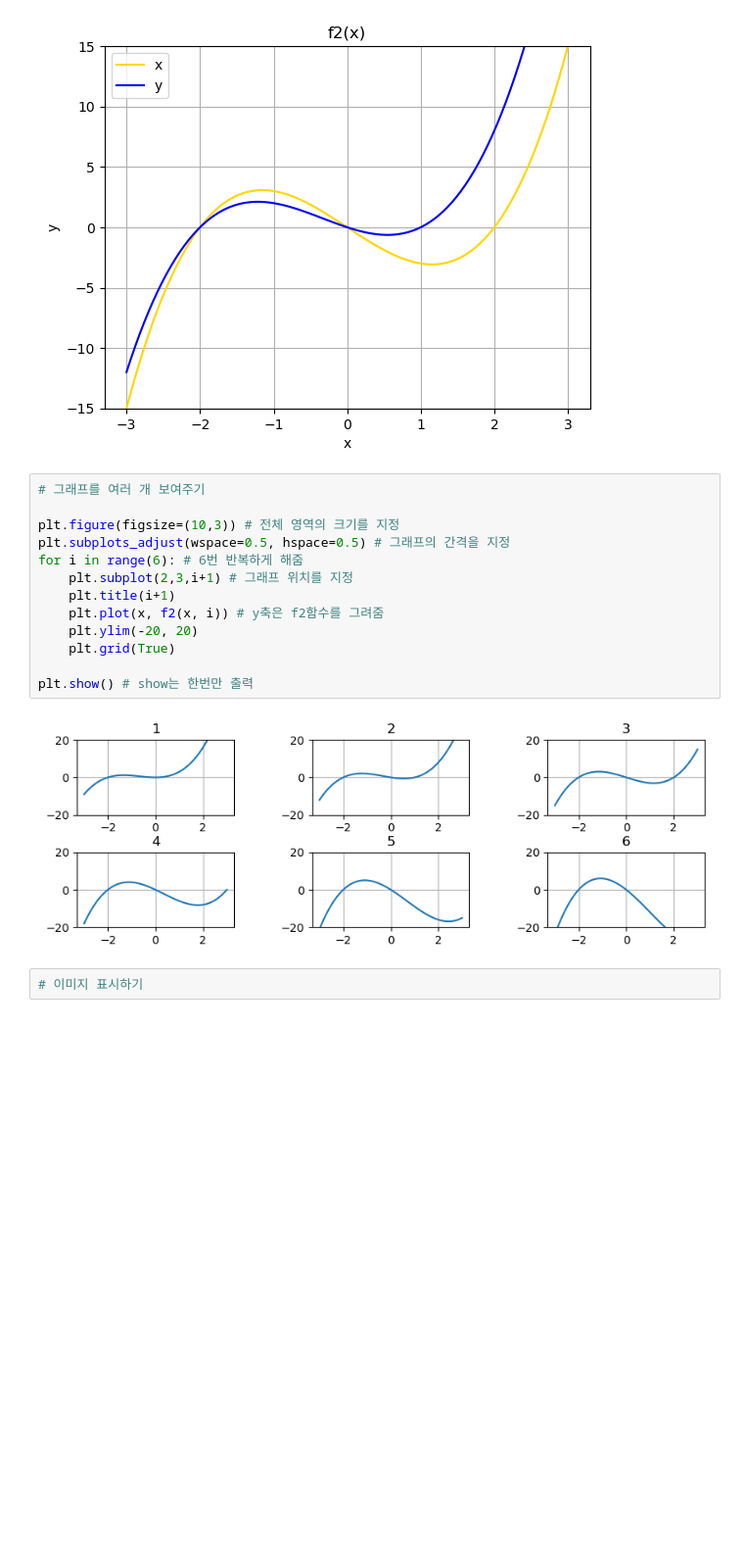
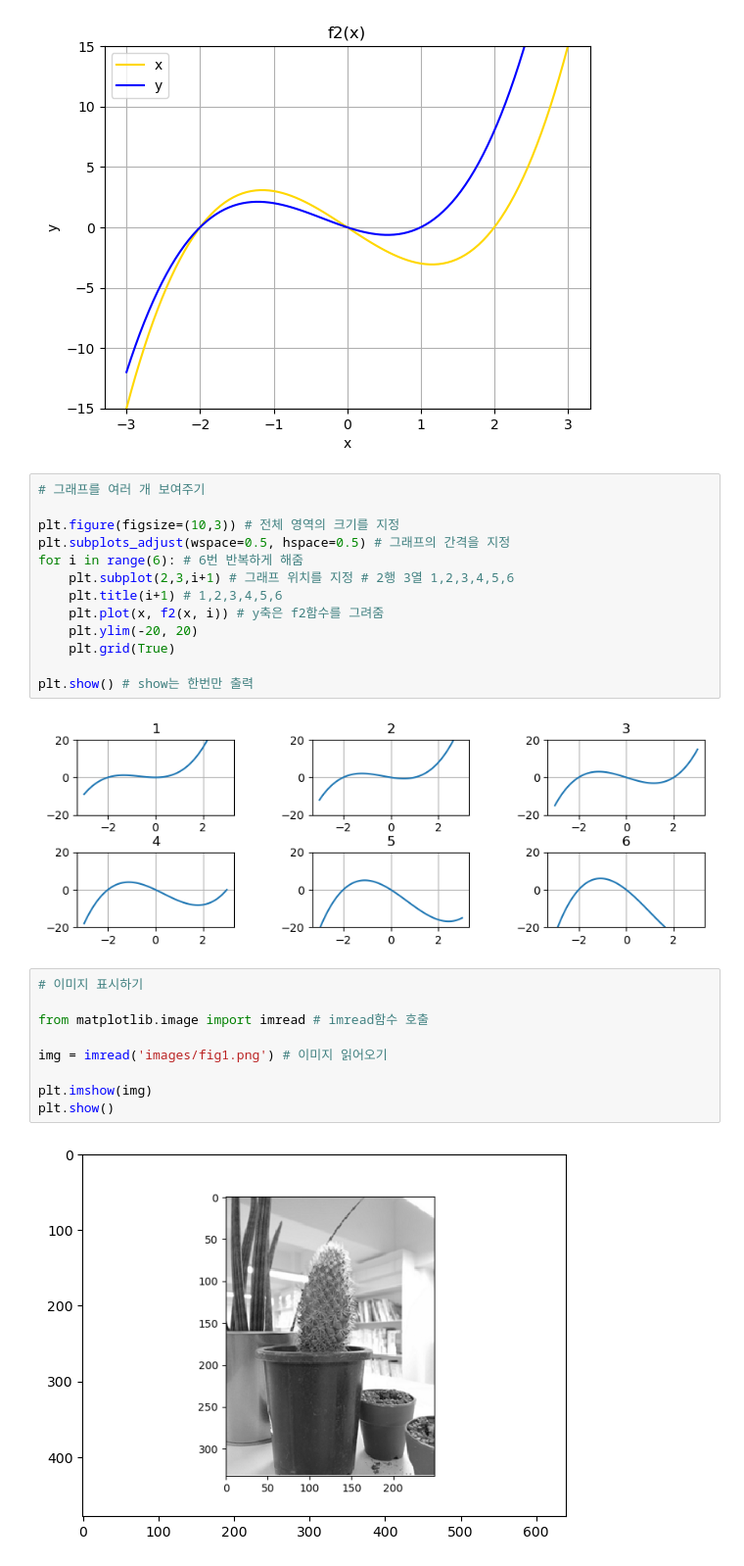
Before and after one commit to u8yes/AI, a Jupyter notebook: src/chap01/03_Matplotlib_20221109.ipynb, the cells around one changed output. Shown at 98% size. Cells and saved outputs as stored; diff of their text form; blank space fills up the shorter version.

```diff
--- a/src/chap01/03_Matplotlib_20221109.ipynb
+++ b/src/chap01/03_Matplotlib_20221109.ipynb
@@ -83,8 +83,8 @@ plt.show()
 plt.figure(figsize=(10,3)) # 전체 영역의 크기를 지정
 plt.subplots_adjust(wspace=0.5, hspace=0.5) # 그래프의 간격을 지정
 for i in range(6): # 6번 반복하게 해줌
-    plt.subplot(2,3,i+1) # 그래프 위치를 지정
-    plt.title(i+1)
+    plt.subplot(2,3,i+1) # 그래프 위치를 지정 # 2행 3열 1,2,3,4,5,6
+    plt.title(i+1) # 1,2,3,4,5,6
     plt.plot(x, f2(x, i)) # y축은 f2함수를 그려줌
     plt.ylim(-20, 20)
     plt.grid(True)
@@ -92,5 +92,14 @@ for i in range(6): # 6번 반복하게 해줌
 plt.show() # show는 한번만 출력
 # %% [output]
 [figure]
-# %%
-# 이미지 표시하기
+# %%
+# 이미지 표시하기
+
+from matplotlib.image import imread # imread함수 호출
+
+img = imread('images/fig1.png') # 이미지 읽어오기
+
+plt.imshow(img)
+plt.show()
+# %% [output]
+[figure, added]
```
Also changed, not shown: 3 other files.
